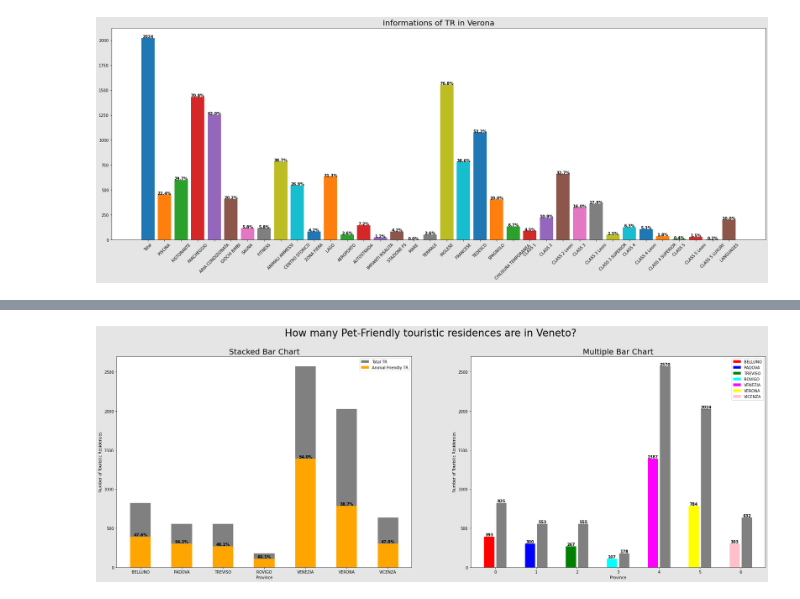
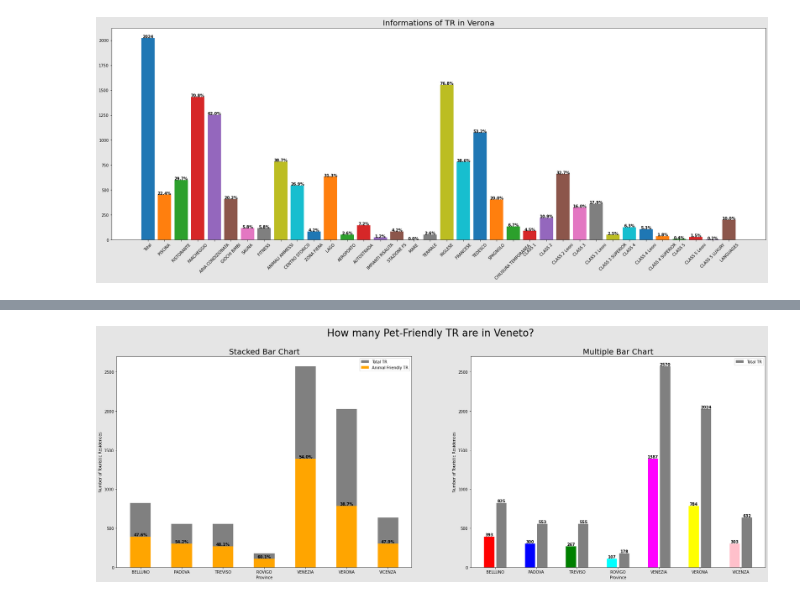
Before and after one commit to NicoloAvesani/project_Tourist_Residences_in_Veneto, a Jupyter notebook: project_on_colab.ipynb, the cells around one changed output, grey strips where cells are left out. Cells and saved outputs as stored; diff of their text form; code cells hidden in the pictures.

```diff
--- a/project_on_colab.ipynb
+++ b/project_on_colab.ipynb
@@ -699,7 +699,7 @@ animal_friendly_list=[belluno_af_tr, padova_af_tr, treviso_af_tr, rovigo_af_tr,
 
 fig, axs = plt.subplots(1, 2, figsize=(30, 10))
 
-plt.suptitle('How many Pet-Friendly touristic residences are in Veneto?', fontsize=25.9)
+plt.suptitle('How many Pet-Friendly TR are in Veneto?', fontsize=25.9)
 
 axs[0].set_title('Stacked Bar Chart', fontsize=20)
 axs[0].set_xlabel('Province')
@@ -721,33 +721,38 @@ axs[0].legend(by_label.values(), by_label.keys())
 X=np.arange(7)
 
 list_of_colors=[
 'red',
 'blue',
 'green',
 'cyan',
 'magenta',
 'yellow',
 'pink']
 
 data = [city_len, animal_friendly_list]
 
 axs[1].set_title('Multiple Bar Chart',fontsize=20)
 axs[1].set_xlabel('Province')
 axs[1].set_ylabel('Number of Touristic Residences')
 
 for i in X:
-    axs[1].bar(X[i] - 0.15, data[1][i], width = 0.25, color = list_of_colors[i], label=provincie[i])
-    axs[1].bar(X[i] + 0.15, data[0][i], color = 'grey', width = 0.25)
+    axs[1].bar(X[i] - 0.15, data[1][i], width = 0.25, color = list_of_colors[i])
+    axs[1].bar(X[i] + 0.15, data[0][i], color = 'grey', width = 0.25, label='Total TR')
     number=round((animal_friendly_list[i]))
     axs[1].text(X[i] - 0.15, data[1][i], str(number), ha='center',va= 'bottom', weight='bold')
     number=round((city_len[i]))
     axs[1].text(X[i] + 0.15, data[0][i], str(number), ha='center',va= 'bottom', weight='bold')
+
 
 # the following 3 lines are only to avoid legend repetition
 handles, labels = axs[1].get_legend_handles_labels()
 by_label = dict(zip(labels, handles))
 axs[1].legend(by_label.values(), by_label.keys())
 
+## set the name of provincie in x axis
+axs[1].set_xticks(X)
+axs[1].set_xticklabels(provincie)
+
 plt.show()
 # %% [output]
-[figure, old version]
+[figure, new version]
```
Also changed, not shown: parts of 4 cells of this notebook.
